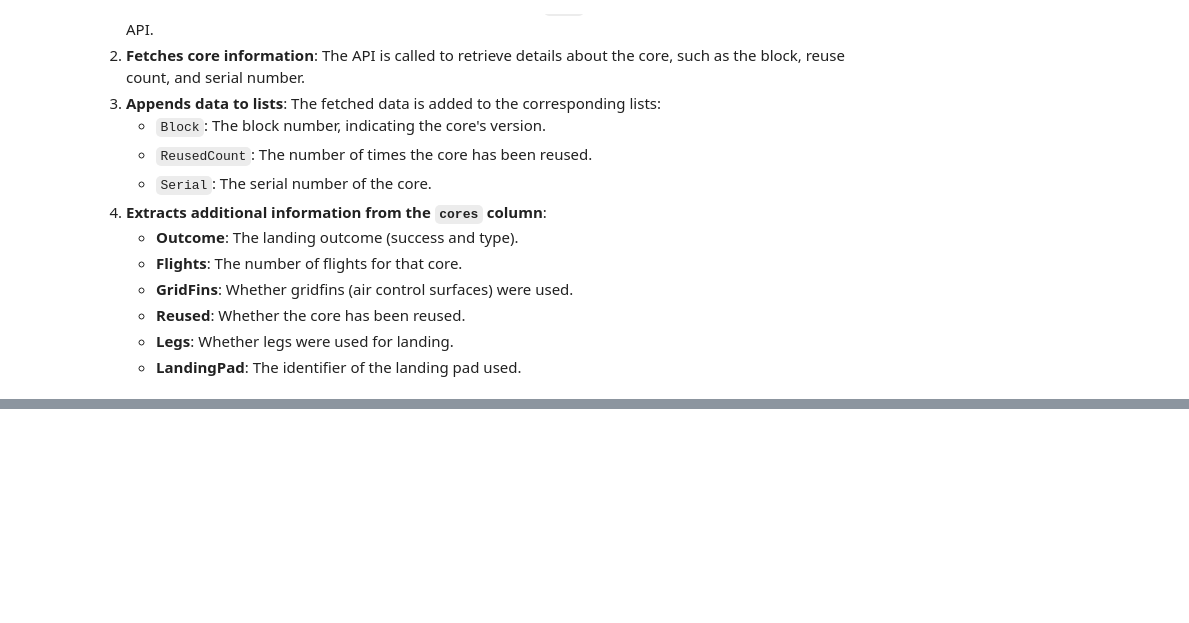
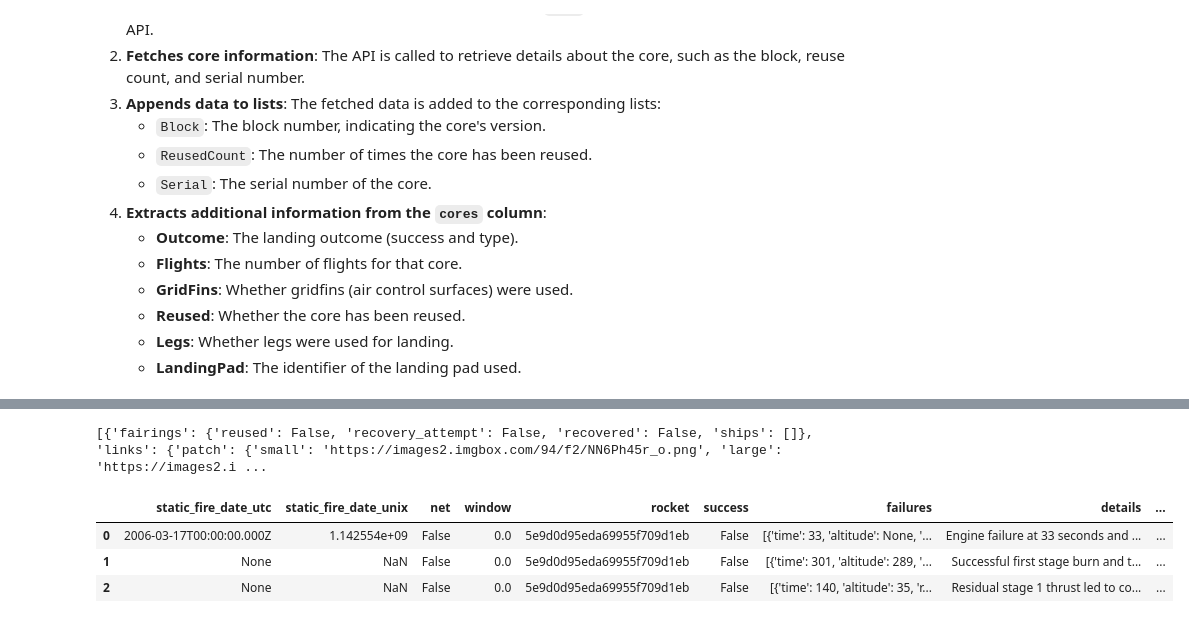
Before and after one commit to ClaudioChavarria/Rocket-Landing-Success-ML, a Jupyter notebook: 01-data-collection-using-SpaceX-API/01-data-collection-using-SpaceX-API.ipynb, the cells around one changed output, grey strips where cells are left out. Saved outputs shown, nothing was run; the diff lists cells and outputs as text; code cells hidden in the pictures; blank space fills up the shorter version.

Commit message:
feat(datacollection): decode the response and convert to a dataframe

```diff
--- a/01-data-collection-using-SpaceX-API/01-data-collection-using-SpaceX-API.ipynb
+++ b/01-data-collection-using-SpaceX-API/01-data-collection-using-SpaceX-API.ipynb
@@ -113,0 +110,4 @@ def getCoreData(data):
+# %%
+spacex_url="https://api.spacexdata.com/v4/launches/past"
+# %%
+response = requests.get(spacex_url)
@@ -113,0 +134,14 @@ def getCoreData(data):
+# %%
+if response.status_code == 200:
+    response= response.json()
+    print(response)
+# %% [output]
+[{'fairings': {'reused': False, 'recovery_attempt': False, 'recovered': False, 'ships': []}, 'links': {'patch': {'small': 'https://images2.imgbox.com/94/f2/NN6Ph45r_o.png', 'large': 'https://images2.i ...
+# %%
+data = pd.json_normalize(response)
+data.head(3)
+# %% [output]
+|  | static_fire_date_utc | static_fire_date_unix | net | window | rocket | success | failures | details | ... |
+| 0 | 2006-03-17T00:00:00.000Z | 1.142554e+09 | False | 0.0 | 5e9d0d95eda69955f709d1eb | False | [{'time': 33, 'altitude': None, '... | Engine failure at 33 seconds and ... | ... |
+| 1 | None | NaN | False | 0.0 | 5e9d0d95eda69955f709d1eb | False | [{'time': 301, 'altitude': 289, '... | Successful first stage burn and t... | ... |
+| 2 | None | NaN | False | 0.0 | 5e9d0d95eda69955f709d1eb | False | [{'time': 140, 'altitude': 35, 'r... | Residual stage 1 thrust led to co... | ... |
```
Also changed, not shown: parts of 7 cells of this notebook.
